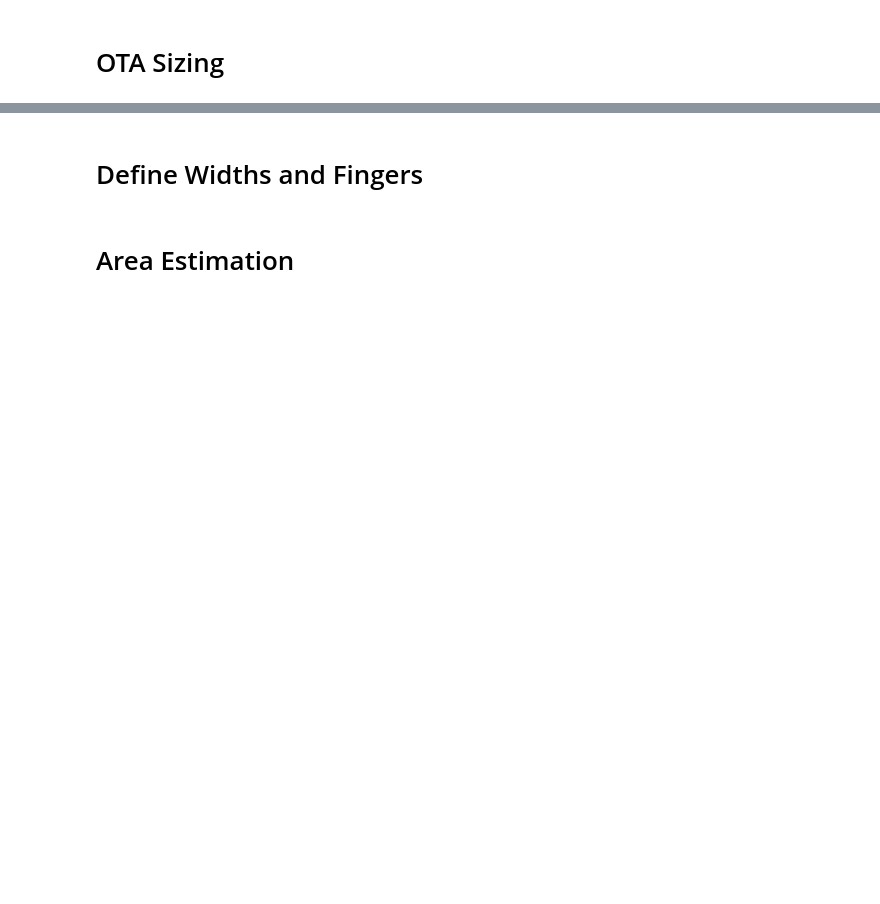
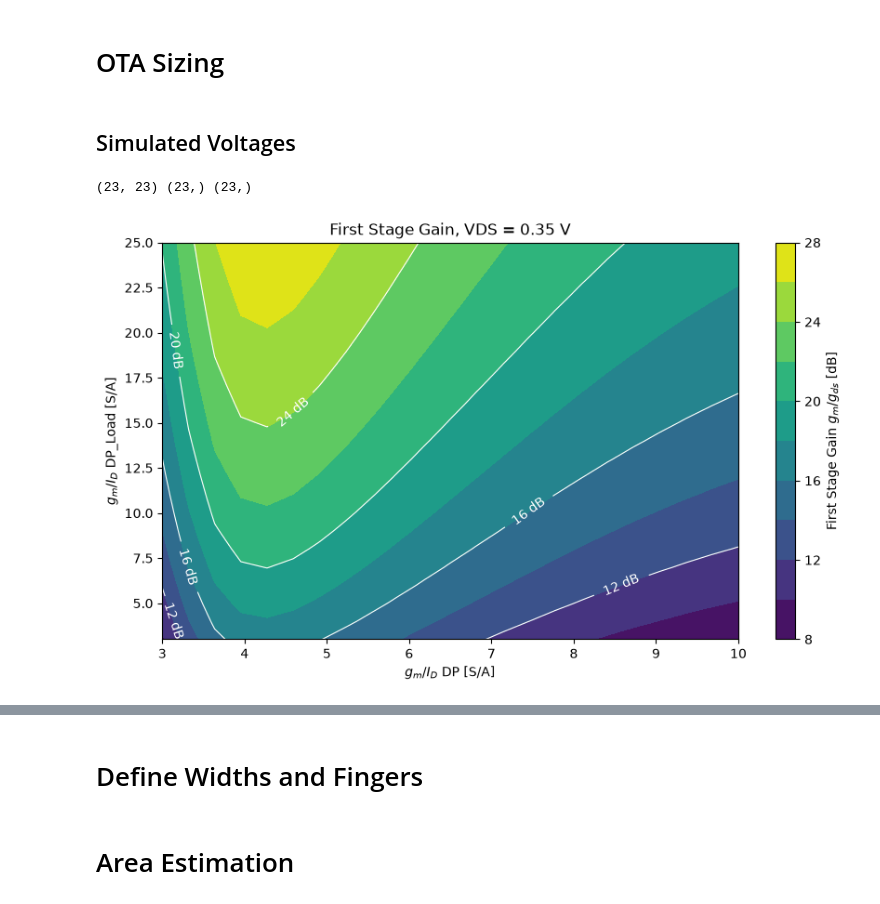
Before and after one commit to schwarzj99/kvosid_336004_ss26, a Jupyter notebook: macros/filter_cmos5l/scripts/sizing/sizing_filter.ipynb, the cells around one changed output, grey strips where cells are left out. Cells and saved outputs as stored; diff of their text form; code cells hidden in the pictures; blank space fills up the shorter version.

Commit message:
reference sizing, new input + output stage sizing, removed cm adjustor

```diff
--- a/macros/filter_cmos5l/scripts/sizing/sizing_filter.ipynb
+++ b/macros/filter_cmos5l/scripts/sizing/sizing_filter.ipynb
@@ -168,7 +200,7 @@ A0 = 10**(A0_dB/20)
 # fehler in rechnung fixen, letzte rechnung stimmt aber herleitungen passen so nicht
 # Stage-1 load M12/M13 adds its channel noise: factor (1 + gm_load/gm_DP),
 # i.e. 1 + (gm/Id)_load/(gm/Id)_DP at equal currents; keep consistent with gm_id_DP_Load/gm_id_DP below
-gm_id_ratio_load = 1.0
+gm_id_ratio_load = 1
 gm_min = (1 + gm_id_ratio_load) * 8*k_b*T*gamma*B*(1/beta)**2 / onoise**2
 #gm_min = onoise **2 / (2*4*k_b*gamma*(273.15+130)*(fstop-fstart))
 Ro_min = A0/gm_min
@@ -385,4 +468,6 @@ print("=" * 60)
 # %% [markdown]
 # OTA Sizing
+# %% [markdown]
+## Simulated Voltages
 # %%
 # Measured DC OP Values for more accurate lookups
@@ -400,0 +488,46 @@ else:
+# %%
+dev = lv_nmos      # device for all plots below
+dev_name = 'LV NMOS'
+
+
+# Achslängen für Contour Plot
+x_plt_len = 23
+y_plt_len = 23
+
+# Achsen für Contour Plot
+gm_id_DP = np.linspace(3, 10, x_plt_len)       # Diffpair gm/Id [S/A]
+gm_id_DP_Load = np.linspace(3, 25, y_plt_len)  # Diffpair Load gm/Id [S/A]
+A0_FS = np.zeros((x_plt_len, y_plt_len))  # Gain of first Stage [1]
+#np.geomspace(0.13, 10, 60)       # [µm]
+
+x_plt = gm_id_DP
+y_plt = gm_id_DP_Load
+
+X, Y = np.meshgrid(x_plt, y_plt)   # grid with the same shape as the tables
+
+VDS = 0.35
+for i in range(x_plt_len):
+    for j in range(y_plt_len):
+        id_DP_ = gm_min / gm_id_DP[i]
+        gm_DP_Load_ = gm_id_DP_Load[j] * id_DP_
+        gds_DP_Load_ = gm_DP_Load_ / lv_nmos.lookup('GM_GDS', GM_ID=gm_id_DP_Load[j], L=0.5, VDS=VDS, VSB=0)
+        A0_FS[i,j] = gm_min / gds_DP_Load_
+
+
+print(A0_FS.shape, x_plt.shape, y_plt.shape)
+# %% [output]
+(23, 23) (23,) (23,)
+# %%
+# 2D-Contour Plot
+A0_FS_dB = 20*np.log10(A0_FS)
+
+fig, ax = plt.subplots(figsize=(8, 5), constrained_layout=True)
+cf = ax.contourf(X, Y, A0_FS_dB, levels=nice_levels(A0_FS_dB), cmap='viridis')
+fig.colorbar(cf, ax=ax, label='First Stage Gain $g_m/g_{ds}$ [dB]')
+cs = ax.contour(X, Y, A0_FS_dB, levels=cf.levels[::2], colors='white', linewidths=0.8)
+ax.clabel(cs, fmt='%g dB')
+ax.set(xlabel='$g_m/I_D$ DP [S/A]', ylabel='$g_m/I_D$ DP_Load [S/A]', yscale='linear',
+       title=f'First Stage Gain, VDS = {VDS} V')
+plt.show()
+# %% [output]
+[figure, added]
```
Also changed, not shown: parts of 33 cells of this notebook, 51 other files.
